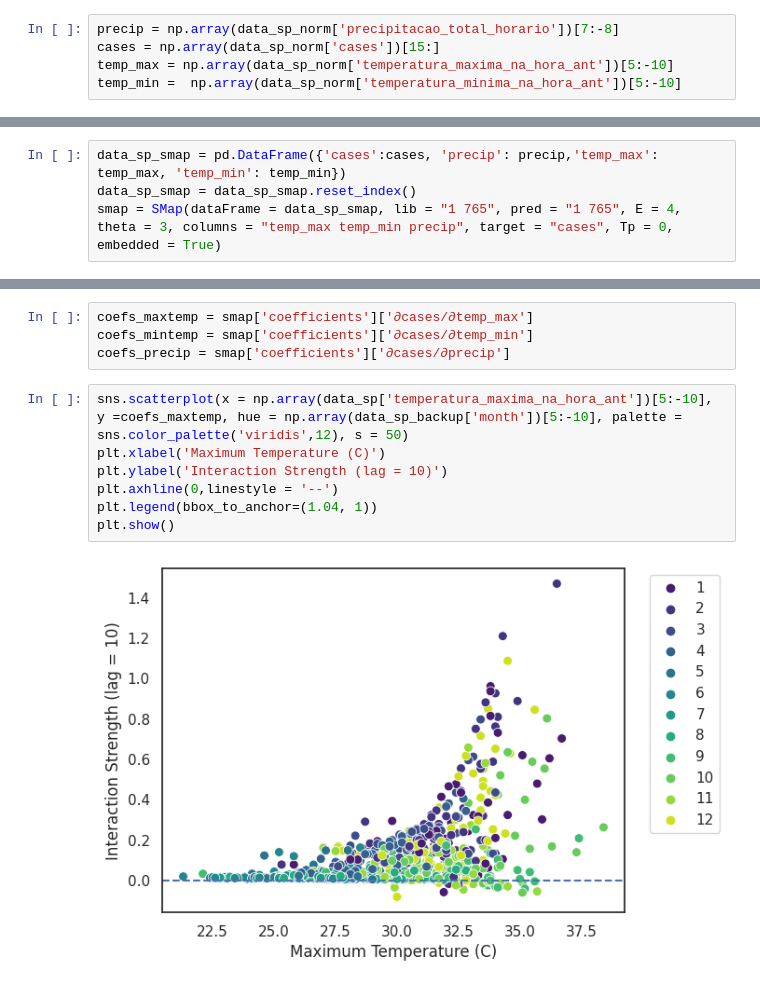
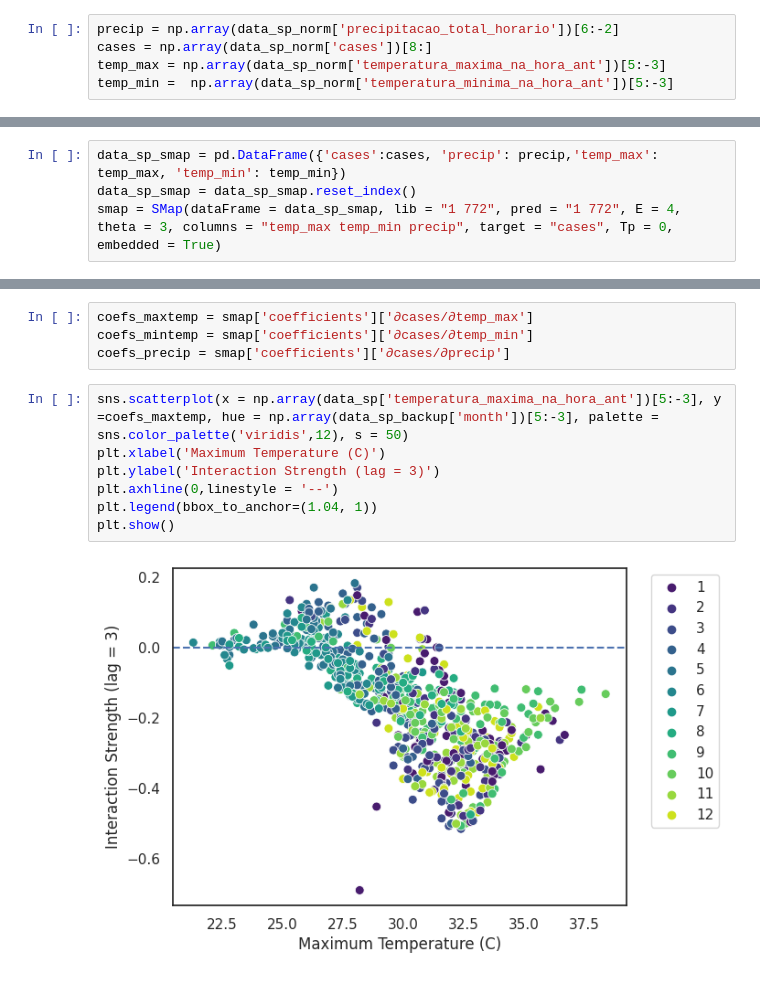
Before and after one commit to braziledm/edm_brazildengue, a Jupyter notebook: CCM_Analysis/notebooks/ExtendedCCM_SP.ipynb, the cells around one changed output, grey strips where cells are left out. Cells and saved outputs as stored; diff of their text form.

```diff
--- a/CCM_Analysis/notebooks/ExtendedCCM_SP.ipynb
+++ b/CCM_Analysis/notebooks/ExtendedCCM_SP.ipynb
@@ -191,8 +191,8 @@ plt.show()
 # %% [markdown]
 # Incorporating precipitation
 # %%
-precip = np.array(data_sp_norm['precipitacao_total_horario'])[7:-8]
-cases = np.array(data_sp_norm['cases'])[15:]
-temp_max = np.array(data_sp_norm['temperatura_maxima_na_hora_ant'])[5:-10]
-temp_min =  np.array(data_sp_norm['temperatura_minima_na_hora_ant'])[5:-10]
+precip = np.array(data_sp_norm['precipitacao_total_horario'])[6:-2]
+cases = np.array(data_sp_norm['cases'])[8:]
+temp_max = np.array(data_sp_norm['temperatura_maxima_na_hora_ant'])[5:-3]
+temp_min =  np.array(data_sp_norm['temperatura_minima_na_hora_ant'])[5:-3]
 # %%
@@ -202,7 +202,7 @@ len(precip)
 # %%
 data_sp_smap = pd.DataFrame({'cases':cases, 'precip': precip,'temp_max': temp_max, 'temp_min': temp_min})
 data_sp_smap = data_sp_smap.reset_index()
-smap = SMap(dataFrame = data_sp_smap, lib = "1 765", pred = "1 765", E = 4,
+smap = SMap(dataFrame = data_sp_smap, lib = "1 772", pred = "1 772", E = 4,
 theta = 3, columns = "temp_max temp_min precip", target = "cases", Tp = 0, embedded = True)
 # %%
 smap
@@ -229,12 +229,12 @@ coefs_maxtemp = smap['coefficients']['∂cases/∂temp_max']
 coefs_mintemp = smap['coefficients']['∂cases/∂temp_min']
 coefs_precip = smap['coefficients']['∂cases/∂precip']
 # %%
-sns.scatterplot(x = np.array(data_sp['temperatura_maxima_na_hora_ant'])[5:-10], y =coefs_maxtemp, hue = np.array(data_sp_backup['month'])[5:-10], palette = sns.color_palette('viridis',12), s = 50)
+sns.scatterplot(x = np.array(data_sp['temperatura_maxima_na_hora_ant'])[5:-3], y =coefs_maxtemp, hue = np.array(data_sp_backup['month'])[5:-3], palette = sns.color_palette('viridis',12), s = 50)
 plt.xlabel('Maximum Temperature (C)')
-plt.ylabel('Interaction Strength (lag = 10)')
+plt.ylabel('Interaction Strength (lag = 3)')
 plt.axhline(0,linestyle = '--')
 plt.legend(bbox_to_anchor=(1.04, 1))
 plt.show()
 # %% [output]
-[figure, old version]
+[figure, new version]
 # %%
```
Also changed, not shown: parts of 7 cells of this notebook.
